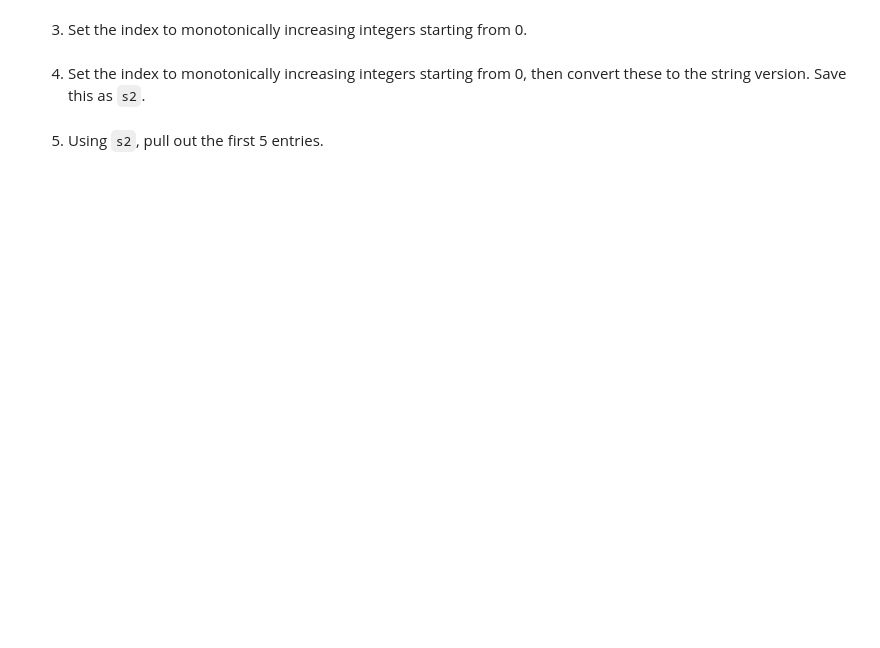
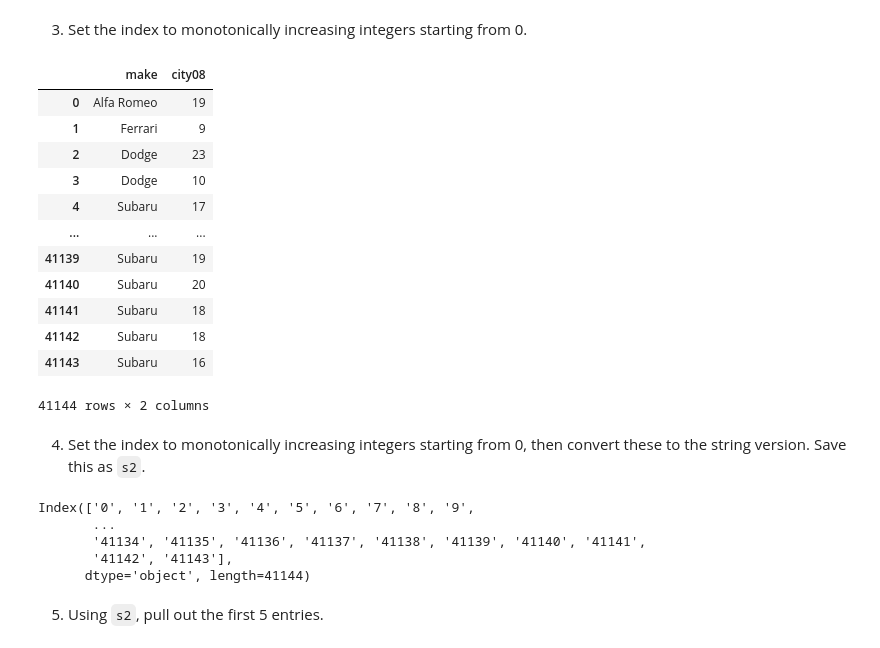
Before and after one commit to Alessine/bad_pandas, a Jupyter notebook: notebooks/220206_notes_and_exercises.ipynb, the cells around one changed output. Saved outputs shown, nothing was run; the diff lists cells and outputs as text; code cells hidden in the pictures; blank space fills up the shorter version.

```diff
--- a/notebooks/220206_notes_and_exercises.ipynb
+++ b/notebooks/220206_notes_and_exercises.ipynb
@@ -1118,6 +1211,32 @@ With a dataset of your choice:
 # %% [markdown]
 3) Set the index to monotonically increasing integers starting from 0.
+# %%
+indexing_df.reset_index()
+# %% [output]
+|  | make | city08 |
+| 0 | Alfa Romeo | 19 |
+| 1 | Ferrari | 9 |
+| 2 | Dodge | 23 |
+| 3 | Dodge | 10 |
+| 4 | Subaru | 17 |
+| ... | ... | ... |
+| 41139 | Subaru | 19 |
+| 41140 | Subaru | 20 |
+| 41141 | Subaru | 18 |
+| 41142 | Subaru | 18 |
+| 41143 | Subaru | 16 |
+41144 rows × 2 columns
 # %% [markdown]
 4) Set the index to monotonically increasing integers starting from 0, then convert these to the string version. Save this as `s2`.
+# %%
+s2 = indexing_df.reset_index()
+s2.index = indexing_df.index.map(str)
+s2.index
+# %% [output]
+Index(['0', '1', '2', '3', '4', '5', '6', '7', '8', '9',
+       ...
+       '41134', '41135', '41136', '41137', '41138', '41139', '41140', '41141',
+       '41142', '41143'],
+      dtype='object', length=41144)
 # %% [markdown]
 5) Using `s2`, pull out the first 5 entries.
```
Also changed, not shown: parts of 23 cells of this notebook.
